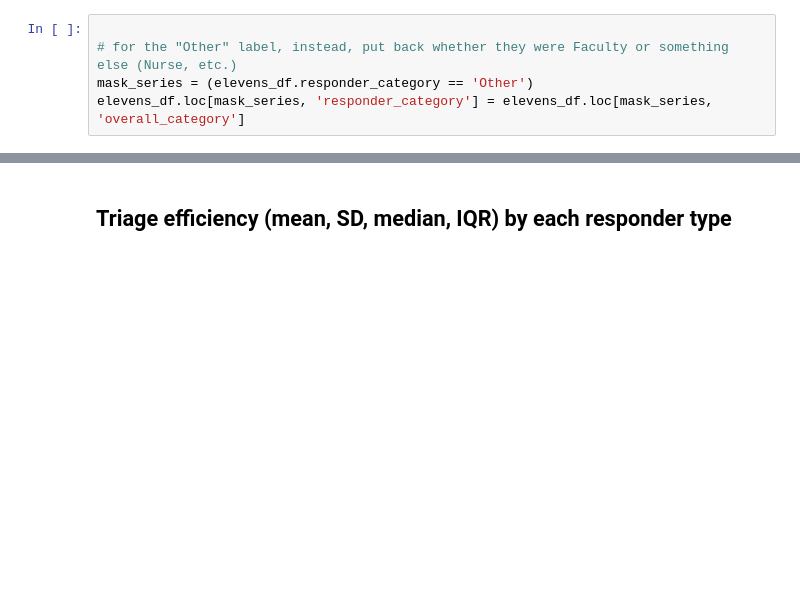
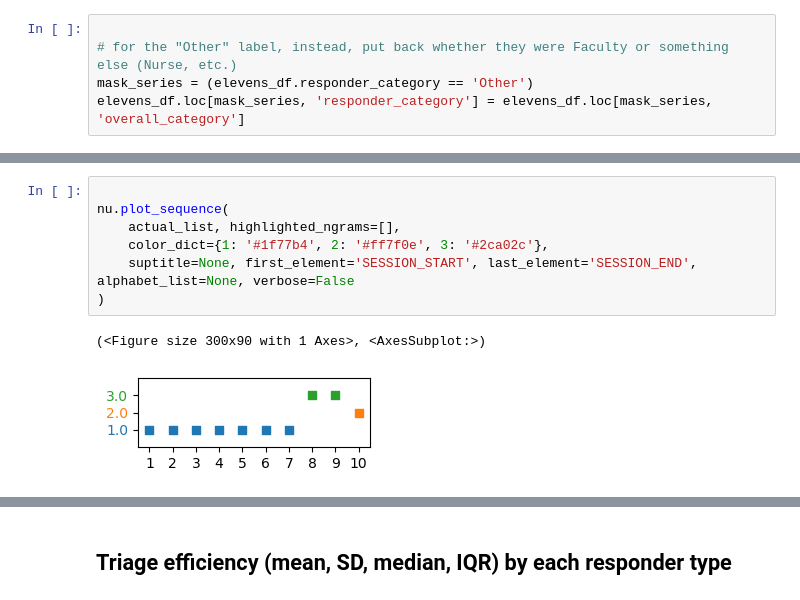
Before and after one commit to dbabbitt/itm-analysis-reporting-1, a Jupyter notebook: builders/Create Swap Measure ANOVA Dataframe.ipynb, the cells around one changed output, grey strips where cells are left out. Drawn from its saved outputs; the diff is of its cells as text; blank space fills up the shorter version.

```diff
--- a/builders/Create Swap Measure ANOVA Dataframe.ipynb
+++ b/builders/Create Swap Measure ANOVA Dataframe.ipynb
@@ -167,0 +195,10 @@ elevens_df.loc[mask_series, 'responder_category'] = elevens_df.loc[mask_series,
+# %%
+
+nu.plot_sequence(
+    actual_list, highlighted_ngrams=[],
+    color_dict={1: '#1f77b4', 2: '#ff7f0e', 3: '#2ca02c'},
+    suptitle=None, first_element='SESSION_START', last_element='SESSION_END', alphabet_list=None, verbose=False
+)
+# %% [output]
+(<Figure size 300x90 with 1 Axes>, <AxesSubplot:>)
+[figure, added]
```
Also changed, not shown: parts of 15 cells of this notebook, 13 other files.
